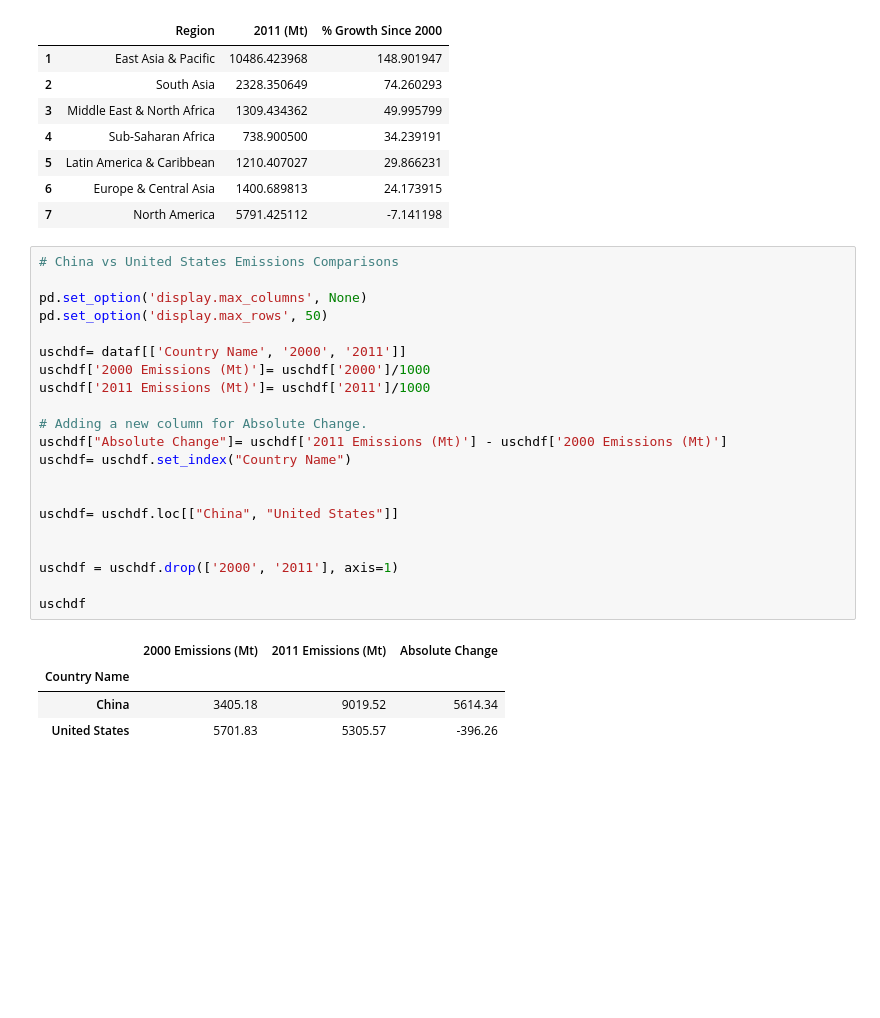
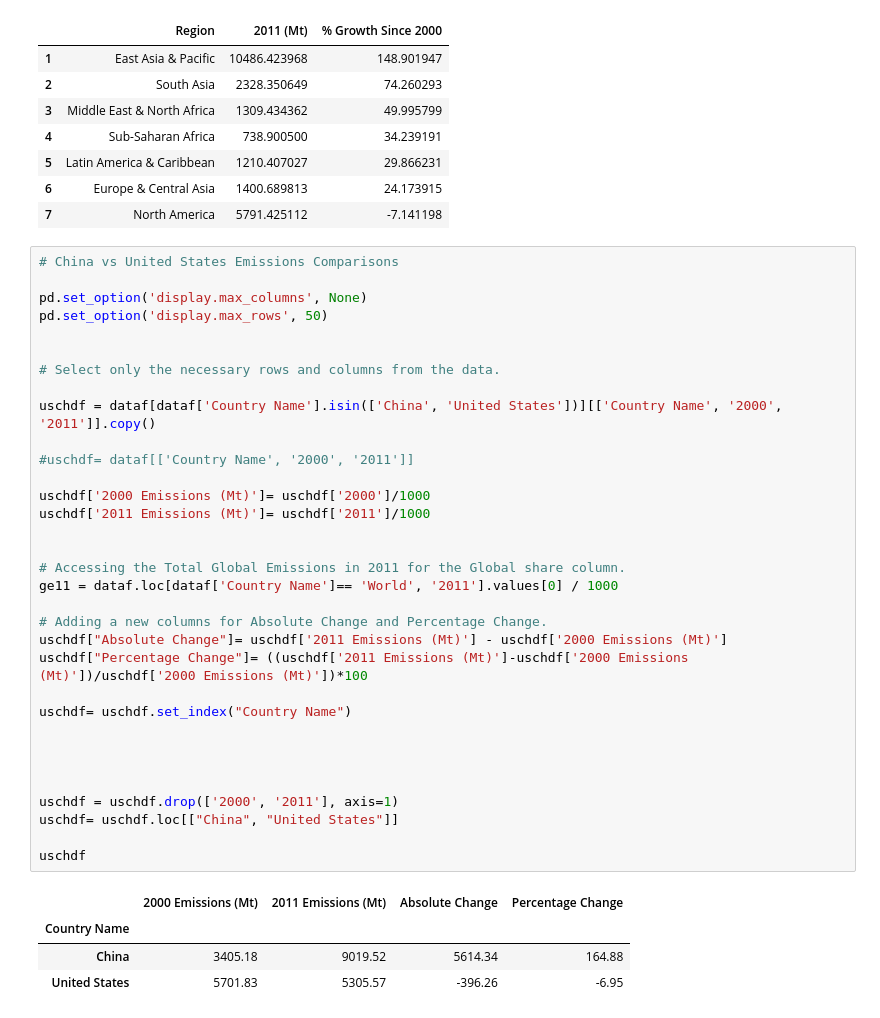
Before and after one commit to sanaullah525/Global-CO2-Emissions-Data-Analysis-Project, a Jupyter notebook: datapr.ipynb, the cells around one changed output. Saved outputs shown, nothing was run; the diff lists cells and outputs as text; blank space fills up the shorter version.

Commit message:
Adding a column for Percentage Change and resetting indexes.

```diff
--- a/datapr.ipynb
+++ b/datapr.ipynb
@@ -438,26 +438,38 @@ Regional Emissions in 2011
 # %%
 # China vs United States Emissions Comparisons
 
 pd.set_option('display.max_columns', None)
 pd.set_option('display.max_rows', 50)
 
-uschdf= dataf[['Country Name', '2000', '2011']]
+
+# Select only the necessary rows and columns from the data.
+
+uschdf = dataf[dataf['Country Name'].isin(['China', 'United States'])][['Country Name', '2000', '2011']].copy()
+
+#uschdf= dataf[['Country Name', '2000', '2011']]
+
 uschdf['2000 Emissions (Mt)']= uschdf['2000']/1000
 uschdf['2011 Emissions (Mt)']= uschdf['2011']/1000
 
-# Adding a new column for Absolute Change.
+
+# Accessing the Total Global Emissions in 2011 for the Global share column.
+ge11 = dataf.loc[dataf['Country Name']== 'World', '2011'].values[0] / 1000
+
+# Adding a new columns for Absolute Change and Percentage Change.
 uschdf["Absolute Change"]= uschdf['2011 Emissions (Mt)'] - uschdf['2000 Emissions (Mt)']
+uschdf["Percentage Change"]= ((uschdf['2011 Emissions (Mt)']-uschdf['2000 Emissions (Mt)'])/uschdf['2000 Emissions (Mt)'])*100
+
 uschdf= uschdf.set_index("Country Name")
 
 
-uschdf= uschdf.loc[["China", "United States"]]
 
 
 uschdf = uschdf.drop(['2000', '2011'], axis=1)
+uschdf= uschdf.loc[["China", "United States"]]
 
 uschdf
 # %% [output]
-|  | 2000 Emissions (Mt) | 2011 Emissions (Mt) | Absolute Change |
-| Country Name |  |  |  |
-| China | 3405.18 | 9019.52 | 5614.34 |
-| United States | 5701.83 | 5305.57 | -396.26 |
+|  | 2000 Emissions (Mt) | 2011 Emissions (Mt) | Absolute Change | Percentage Change |
+| Country Name |  |  |  |  |
+| China | 3405.18 | 9019.52 | 5614.34 | 164.88 |
+| United States | 5701.83 | 5305.57 | -396.26 | -6.95 |
```
